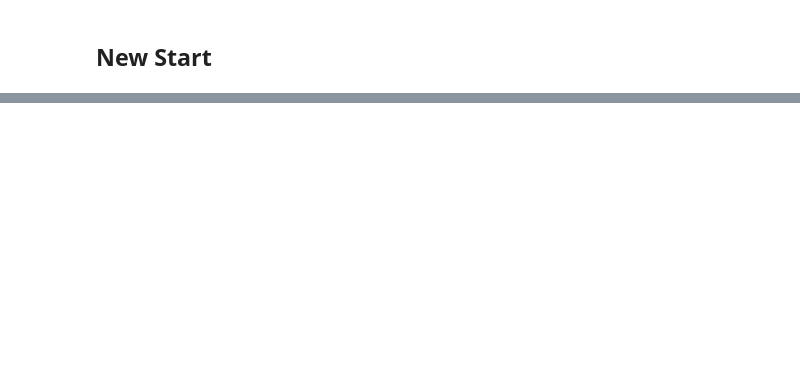
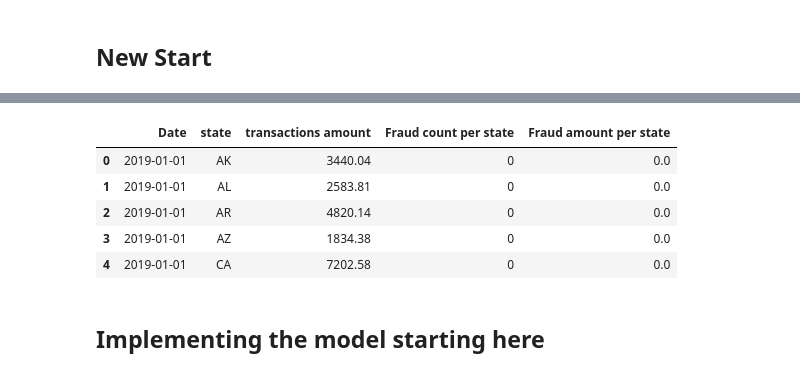
Before and after one commit to nogibjj/IDS706-Final_Project-Group2, a Jupyter notebook: EDA/streamlit.ipynb, the cells around one changed output, grey strips where cells are left out. Cells and saved outputs as stored; diff of their text form; code cells hidden in the pictures; blank space fills up the shorter version.

```diff
--- a/EDA/streamlit.ipynb
+++ b/EDA/streamlit.ipynb
@@ -129,0 +233,9 @@ DeltaGenerator(_root_container=0, _provided_cursor=None, _parent=None, _block_ty
+# %%
+df4.head()
+# %% [output]
+|  | Date | state | transactions amount | Fraud count per state | Fraud amount per state |
+| 0 | 2019-01-01 | AK | 3440.04 | 0 | 0.0 |
+| 1 | 2019-01-01 | AL | 2583.81 | 0 | 0.0 |
+| 2 | 2019-01-01 | AR | 4820.14 | 0 | 0.0 |
+| 3 | 2019-01-01 | AZ | 1834.38 | 0 | 0.0 |
+| 4 | 2019-01-01 | CA | 7202.58 | 0 | 0.0 |
@@ -129,0 +247,2 @@ DeltaGenerator(_root_container=0, _provided_cursor=None, _parent=None, _block_ty
+# %% [markdown]
+## Implementing the model starting here
```
Also changed, not shown: parts of 22 cells of this notebook, 1 other file.
